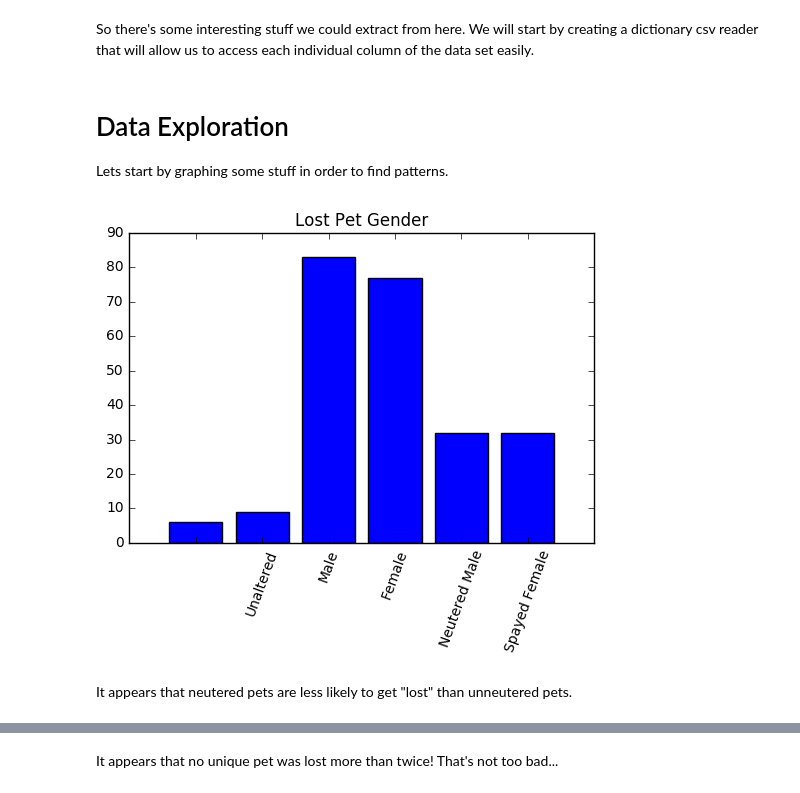
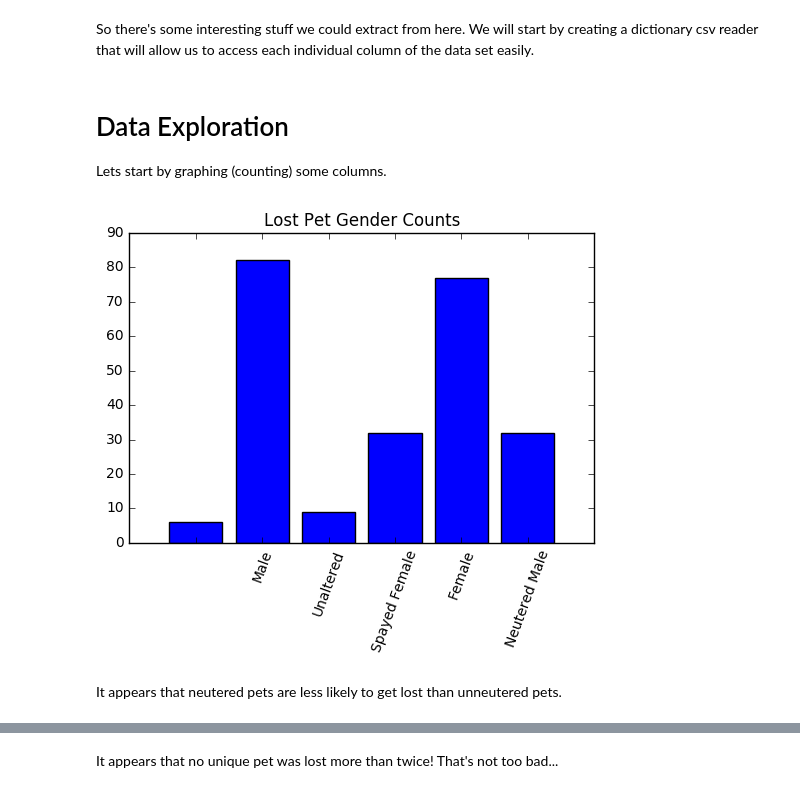
Before and after one commit to sirrah23/Lost_Pets_Data, a Jupyter notebook: Lost_Pets_Dataset.ipynb, the cells around one changed output, grey strips where cells are left out. Cells and saved outputs as stored; diff of their text form; code cells hidden in the pictures.

Commit message:
Created a class to do all the plotting

```diff
--- a/Lost_Pets_Dataset.ipynb
+++ b/Lost_Pets_Dataset.ipynb
@@ -23,22 +20,52 @@ reader = csv.DictReader(csv_file)
+# %%
+csv_file = open('./Lost__found__adoptable_pets.csv', 'r')
+reader = csv.DictReader(csv_file)
+
+class CSVCounter(object):
+
+    def __init__(self, file, reader):
+        self.file = file
+        self.reader = reader
+        self.common_count = 0
+
+    def count_field(self, field):
+        self.file.seek(0)
+        counts = defaultdict(int)
+        next(self.reader)
+        for row in self.reader:
+            counts[row[field]] += 1
+        if self.common_count:
+            counts = dict(Counter(counts).most_common(self.common_count))
+        key_list = list(counts.keys())
+        key_count = list(counts.values())
+        return (key_list, key_count)
+
+    def plot(self, field, title):
+        key_list, key_count = self.count_field(field)
+        x = range(len(key_list))
+        y = key_count
+        plt.bar(x, y , color='blue', align='center')
+        plt.title(title)
+        plt.xticks(x, key_list, rotation=70)
+        plt.show()
+
+    def common_mode_on(self, count):
+        self.common_count = count
+
+    def common_mode_off(self):
+        self.common_count = 0
+
+    def __del__(self):
+        self.file.close()
+
+LostPetDataCnt = CSVCounter(csv_file, reader)
 # %% [markdown]
 # Data Exploration
 
-Lets start by graphing some stuff in order to find patterns.
+Lets start by graphing (counting) some columns.
-# %%
-# Count lost/abond
-counts = defaultdict(int)
-for row in reader:
-    counts[row['Animal_Gender']] += 1
-gender_list = list(counts.keys())
-gender_count = list(counts.values())
-
-x = range(len(gender_list))
-y = gender_count
-plt.title('Lost Pet Gender')
-plt.bar(x, y , color='blue', align='center')
-plt.xticks(x, gender_list, rotation=70)
-plt.show()
-# %% [output]
-[figure, removed]
+# %%
+LostPetDataCnt.plot('Animal_Gender', 'Lost Pet Gender Counts')
+# %% [output]
+[figure, added]
 # %% [markdown]
-It appears that neutered pets are less likely to get "lost" than unneutered pets.
+It appears that neutered pets are less likely to get lost than unneutered pets.
```
Also changed, not shown: parts of 11 cells of this notebook.
